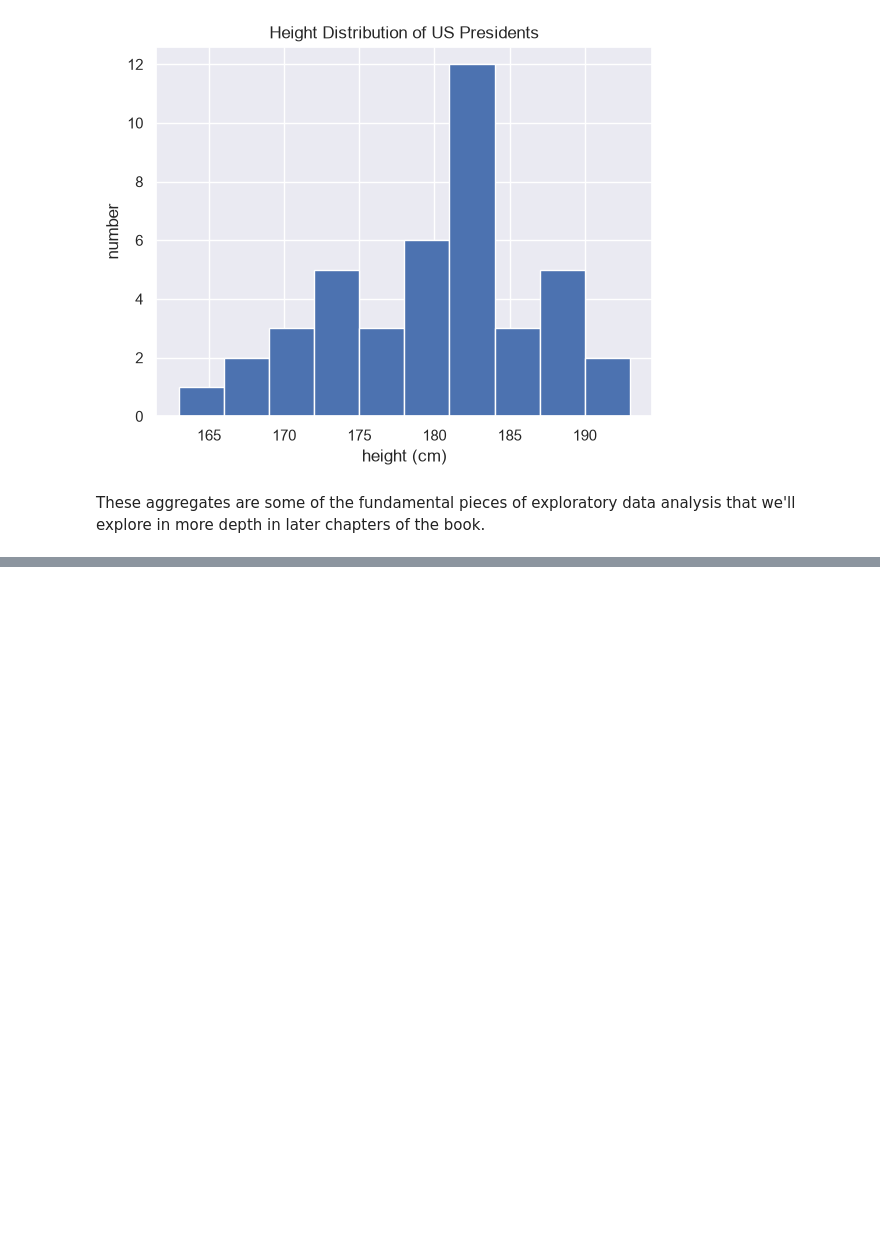
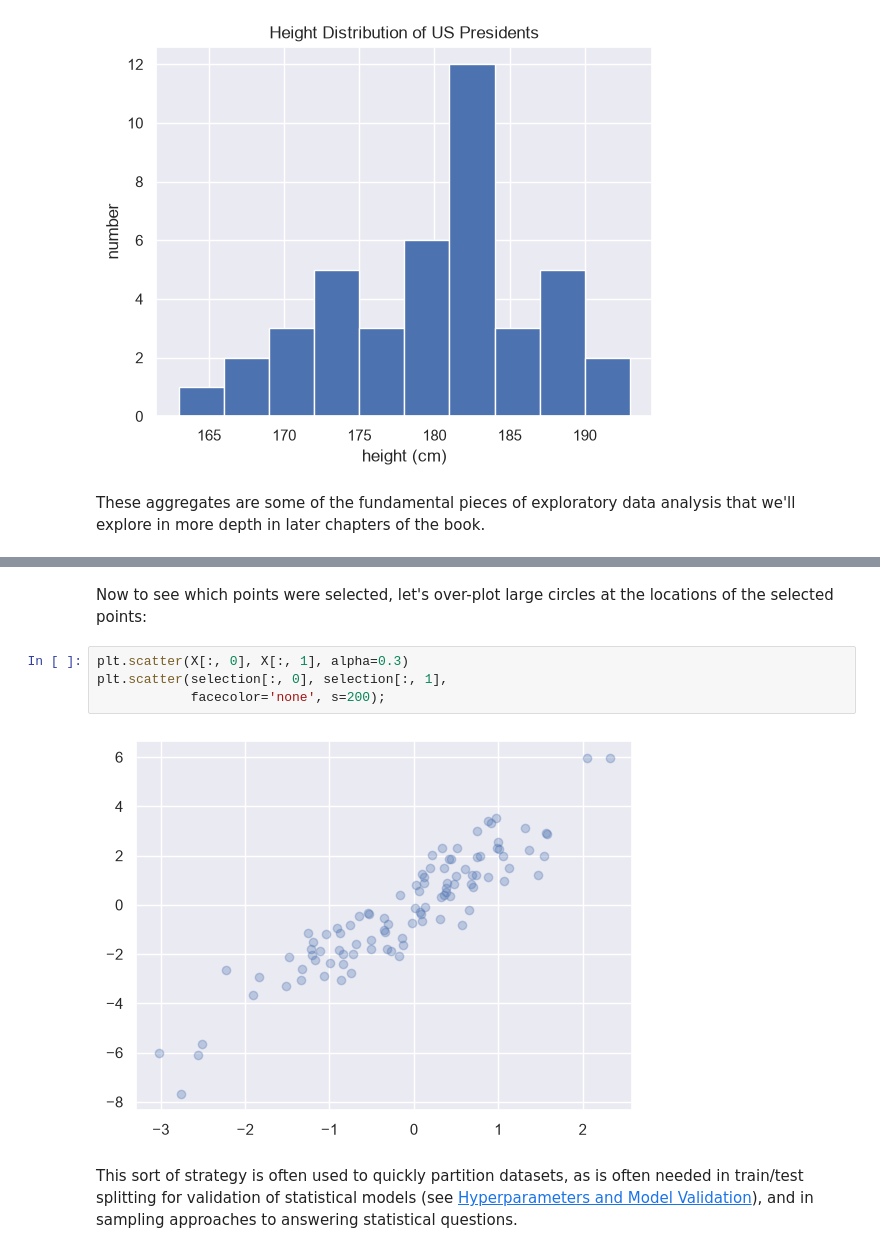
Before and after one commit to adriamedinaa-ang/icd2026, a Jupyter notebook: Books/Bloque 2.ipynb, the cells around one changed output, grey strips where cells are left out. Drawn from its saved outputs; the diff is of its cells as text; blank space fills up the shorter version.

```diff
--- a/Books/Bloque 2.ipynb
+++ b/Books/Bloque 2.ipynb
@@ -1368,0 +2124,10 @@ These aggregates are some of the fundamental pieces of exploratory data analysis
+# %% [markdown]
+Now to see which points were selected, let's over-plot large circles at the locations of the selected points:
+# %%
+plt.scatter(X[:, 0], X[:, 1], alpha=0.3)
+plt.scatter(selection[:, 0], selection[:, 1],
+            facecolor='none', s=200);
+# %% [output]
+[figure, added]
+# %% [markdown]
+This sort of strategy is often used to quickly partition datasets, as is often needed in train/test splitting for validation of statistical models (see [Hyperparameters and Model Validation](05.03-Hyperparameters-and-Model-Validation.ipynb)), and in sampling approaches to answering statistical questions.
```
Also changed, not shown: parts of 272 cells of this notebook, 1 other file.
